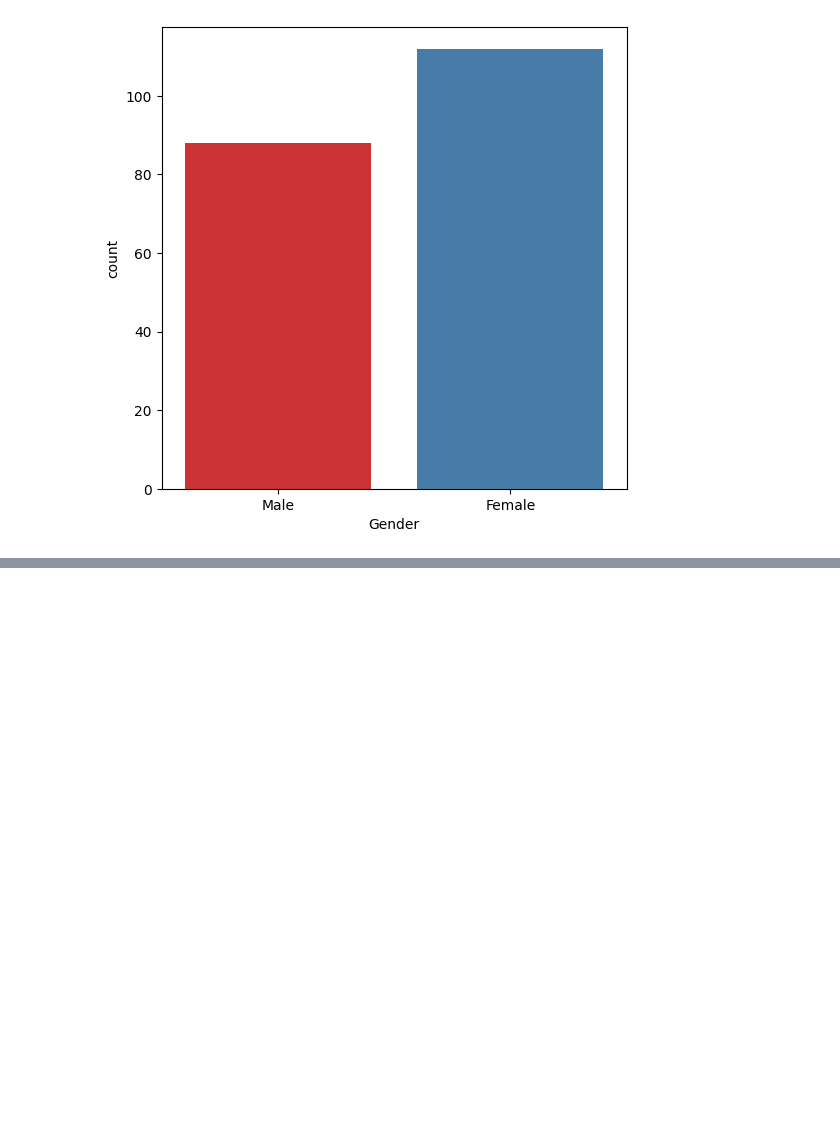
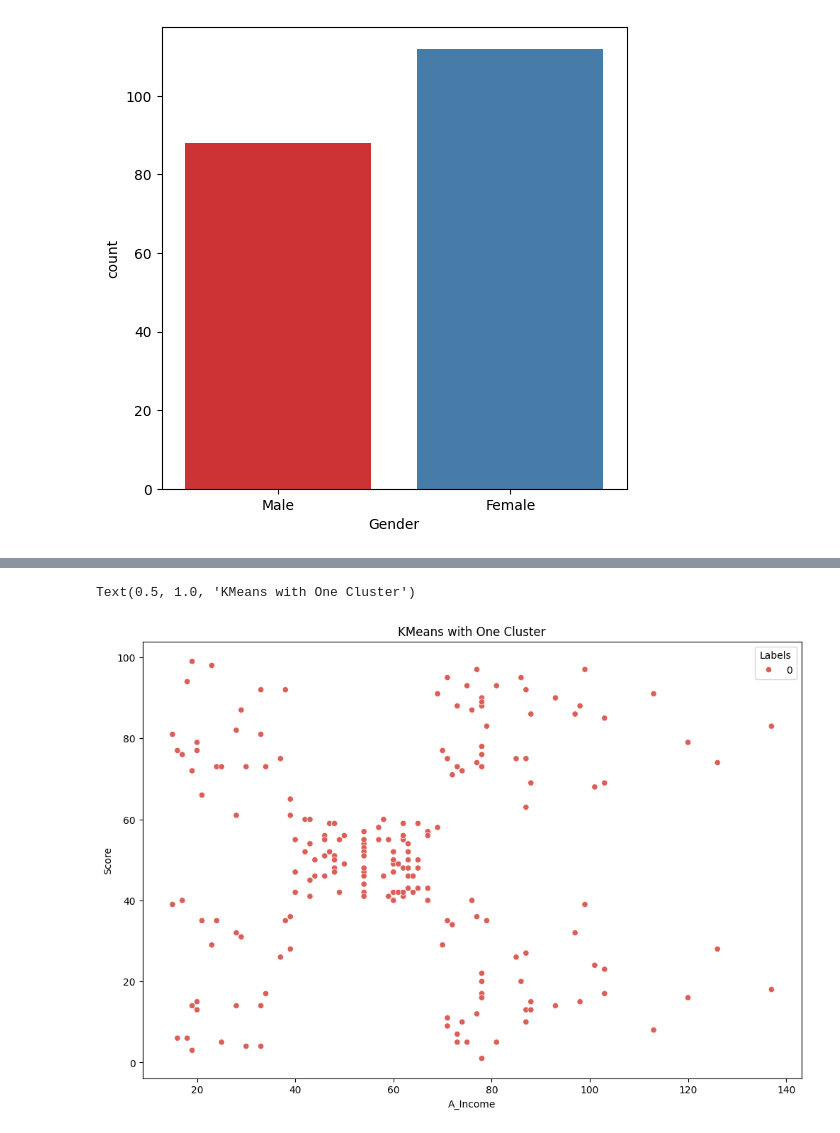
Before and after one commit to UmarMansyur/Artificial-Intelligence, a Jupyter notebook: K-Means/Method/Muhammad Umar Mansyur/k-means.ipynb, the cells around one changed output, grey strips where cells are left out. Saved outputs shown, nothing was run; the diff lists cells and outputs as text; code cells hidden in the pictures; blank space fills up the shorter version.

```diff
--- a/K-Means/Method/Muhammad Umar Mansyur/k-means.ipynb
+++ b/K-Means/Method/Muhammad Umar Mansyur/k-means.ipynb
@@ -91,0 +99,10 @@ plt.show()
+# %%
+km1 = KMeans(n_clusters=1).fit(new_data)
+
+new_data['Labels'] = km1.labels_
+plt.figure(figsize=(12, 8))
+sns.scatterplot(x = new_data['A_Income'], y = new_data['Score'], hue=new_data['Labels'], palette=sns.color_palette('hls', 3))
+plt.title('KMeans with One Cluster')
+# %% [output]
+Text(0.5, 1.0, 'KMeans with One Cluster')
+[figure, added]
```
Also changed, not shown: parts of 10 cells of this notebook.
